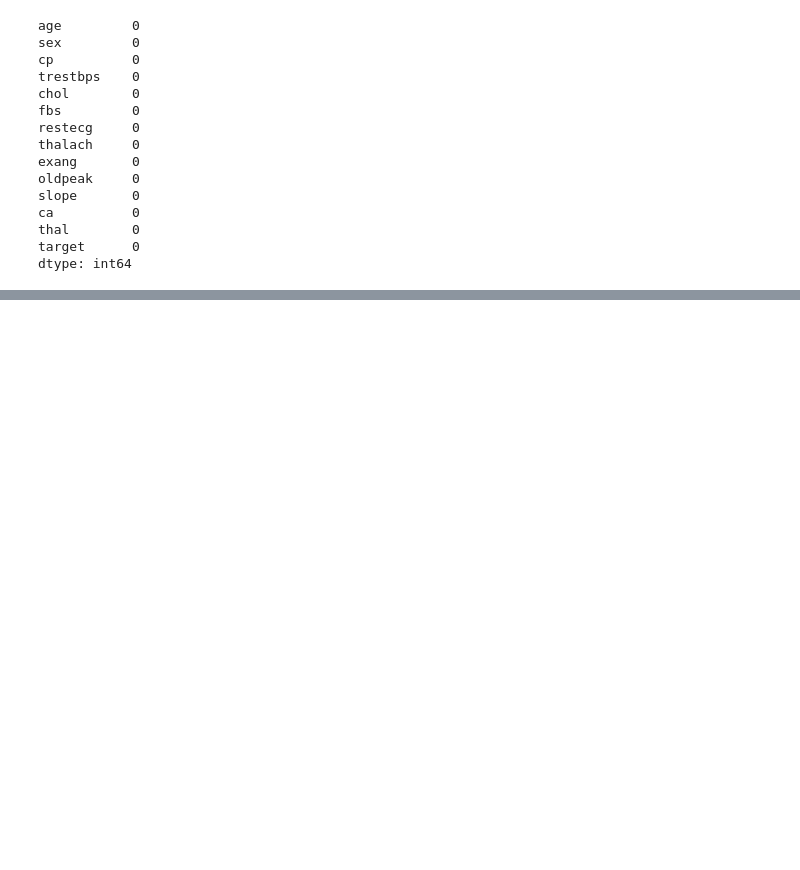
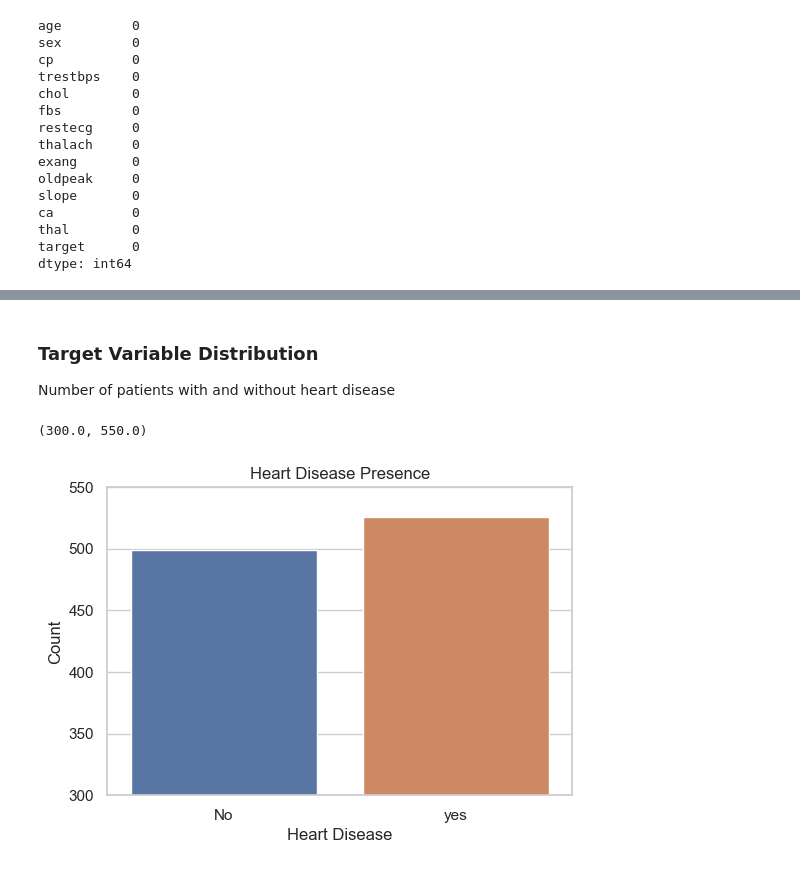
Before and after one commit to santi-raigoza/Heart-Disease-Predictor, a Jupyter notebook: Notebooks/eda.ipynb, the cells around one changed output, grey strips where cells are left out. Saved outputs shown, nothing was run; the diff lists cells and outputs as text; code cells hidden in the pictures; blank space fills up the shorter version.

```diff
--- a/Notebooks/eda.ipynb
+++ b/Notebooks/eda.ipynb
@@ -95,0 +136,14 @@ dtype: int64
+# %% [markdown]
+### Target Variable Distribution
+Number of patients with and without heart disease
+# %%
+plt.figure(figsize=(6,4))
+sns.countplot(x="target", data=df, hue="target", legend=False)
+plt.xticks(ticks=[0,1], labels=["No", "yes"])
+plt.title("Heart Disease Presence")
+plt.xlabel("Heart Disease")
+plt.ylabel("Count")
+plt.ylim(300, 550)
+# %% [output]
+(300.0, 550.0)
+[figure, added]
```
Also changed, not shown: parts of 24 cells of this notebook.
